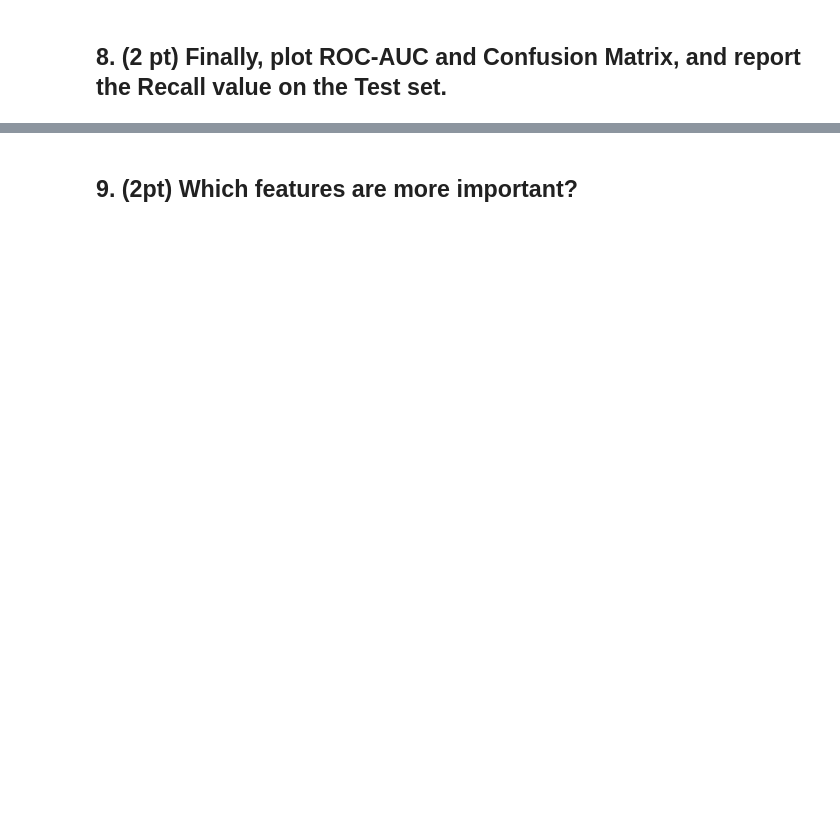
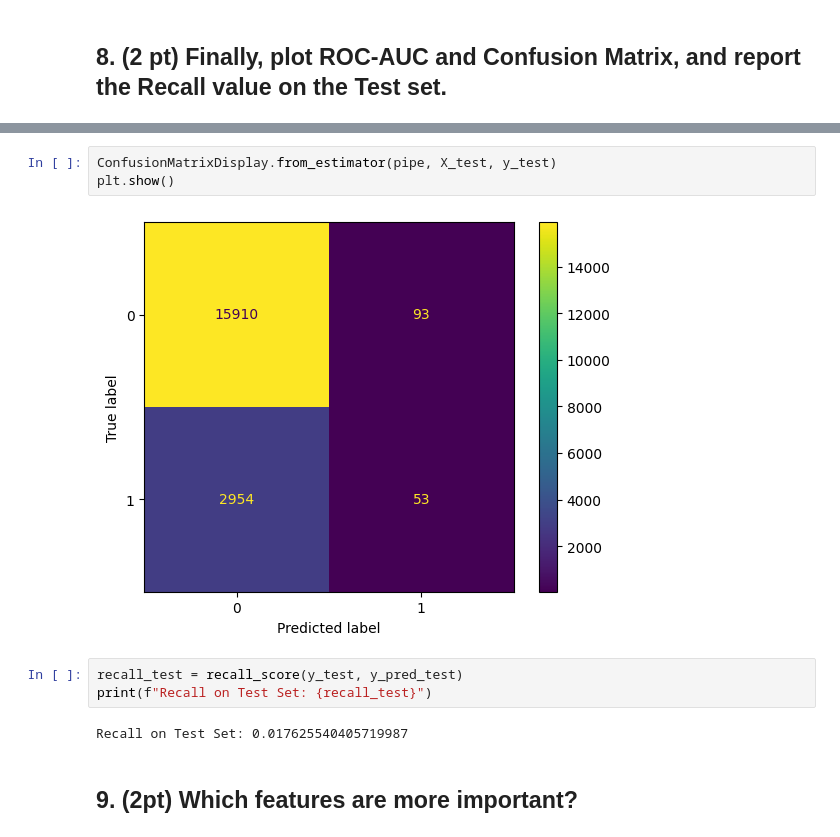
Before and after one commit to ansleyo/RIT_ML, a Jupyter notebook: 2025_spring/Week06_ROC_AUC/HW5.ipynb, the cells around one changed output, grey strips where cells are left out. Saved outputs shown, nothing was run; the diff lists cells and outputs as text; blank space fills up the shorter version.

```diff
--- a/2025_spring/Week06_ROC_AUC/HW5.ipynb
+++ b/2025_spring/Week06_ROC_AUC/HW5.ipynb
@@ -188,2 +231,12 @@ For the chosen threshold plot ROC-AUC (it won't change because the model stays u
+# %%
+ConfusionMatrixDisplay.from_estimator(pipe, X_test, y_test)
+plt.show()
+# %% [output]
+[figure, added]
+# %%
+recall_test = recall_score(y_test, y_pred_test)
+print(f"Recall on Test Set: {recall_test}")
+# %% [output]
+Recall on Test Set: 0.017625540405719987
 # %% [markdown]
 ## 9. (2pt) Which features are more important?
```
Also changed, not shown: parts of 8 cells of this notebook.
